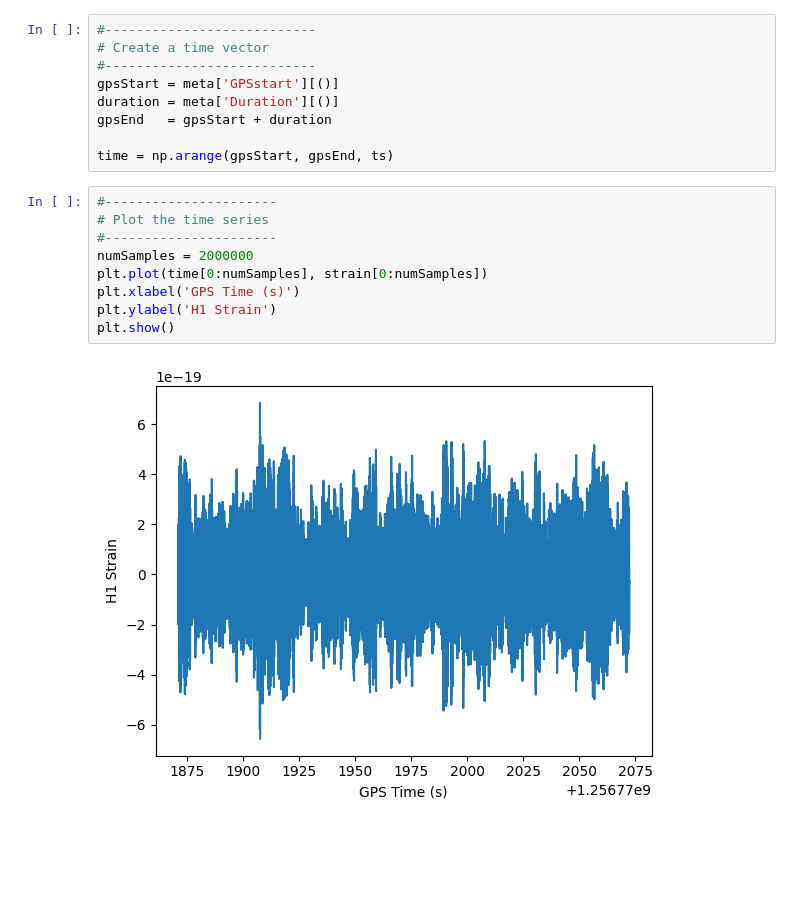
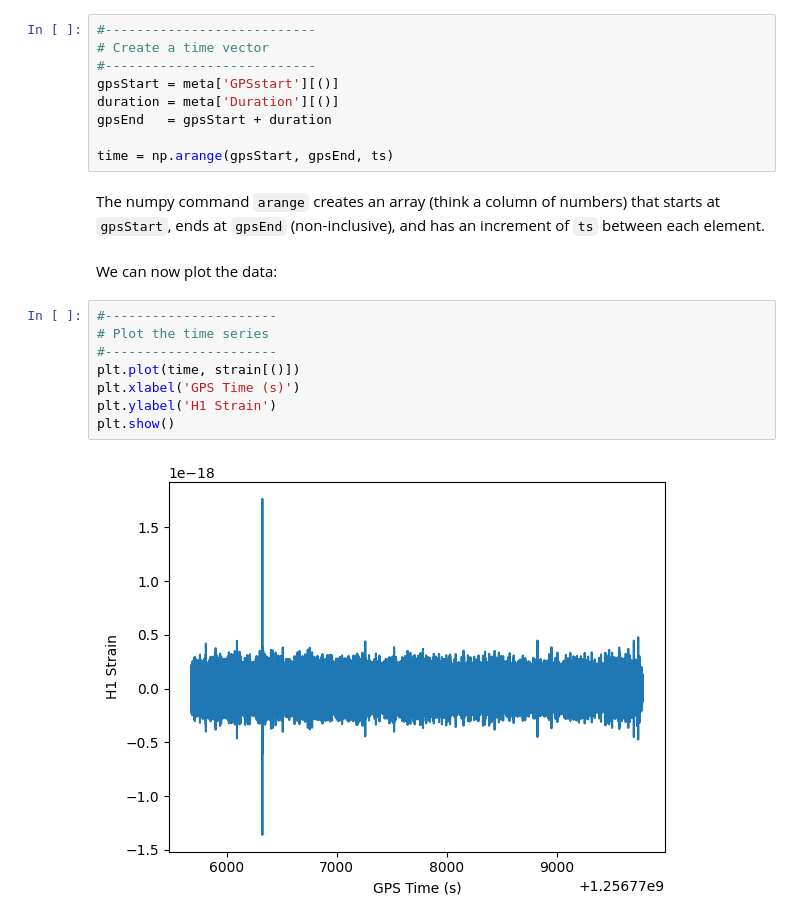
Before and after one commit to gwosc-tutorial/introduction_gwosc_data_files, a Jupyter notebook: 02 - What's in a GWOSC Data File.ipynb, the cells around one changed output. Cells and saved outputs as stored; diff of their text form; blank space fills up the shorter version.

Commit message:
Add plots in tutorial 02

```diff
--- a/02 - What's in a GWOSC Data File.ipynb
+++ b/02 - What's in a GWOSC Data File.ipynb
@@ -71,14 +76,17 @@ duration = meta['Duration'][()]
 gpsEnd   = gpsStart + duration
 
 time = np.arange(gpsStart, gpsEnd, ts)
+# %% [markdown]
+The numpy command `arange` creates an array (think a column of numbers) that starts at `gpsStart`, ends at `gpsEnd` (non-inclusive), and has an increment of `ts` between each element.
+# %% [markdown]
+We can now plot the data:
 # %%
 #----------------------
 # Plot the time series
 #----------------------
-numSamples = 2000000
-plt.plot(time[0:numSamples], strain[0:numSamples])
+plt.plot(time, strain[()])
 plt.xlabel('GPS Time (s)')
 plt.ylabel('H1 Strain')
 plt.show()
 # %% [output]
-[figure, old version]
+[figure, new version]
```
Also changed, not shown: parts of 6 cells of this notebook.
